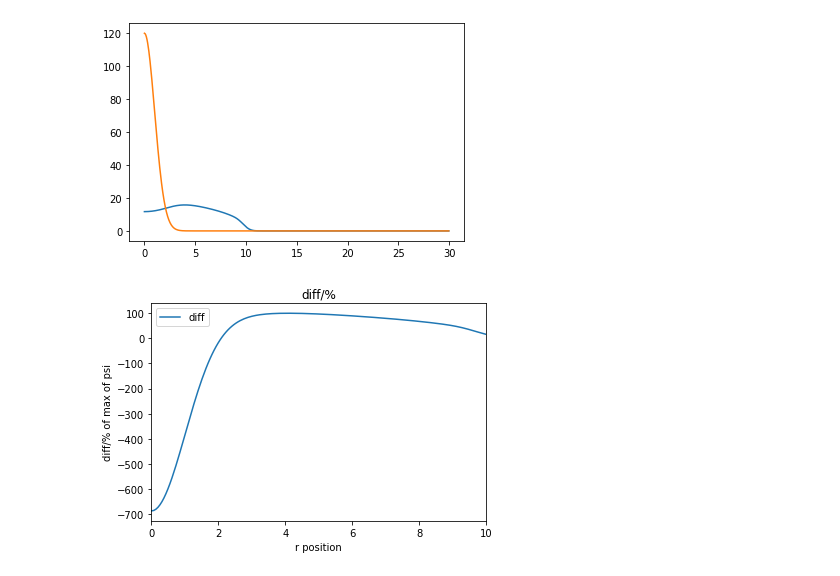
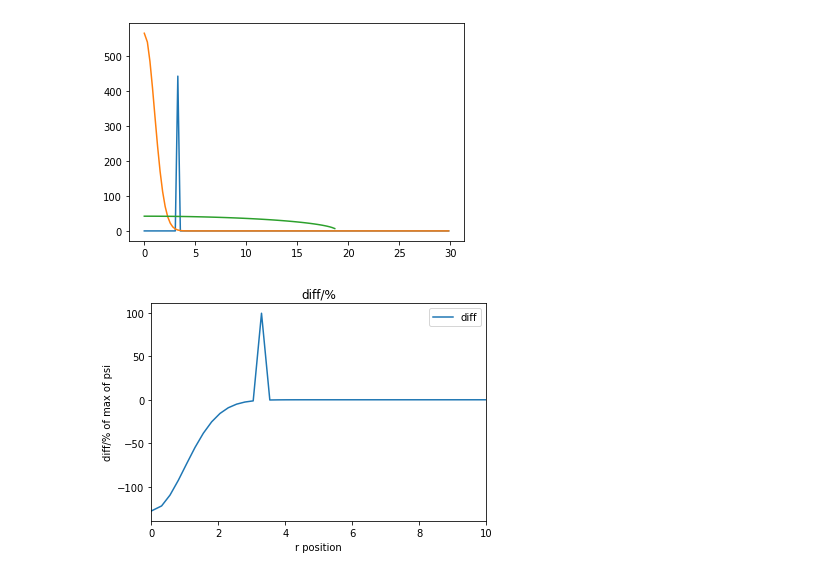
Before and after one commit to DavidStrachan1/BEC-of-dipolar-atoms-simulations, a Jupyter notebook: Quasi 2D using Hankel with Convolution method-checkpoint.ipynb, the cells around one changed output. Saved outputs shown, nothing was run; the diff lists cells and outputs as text; code cells hidden in the pictures.

```diff
--- a/Quasi 2D using Hankel with Convolution method-checkpoint.ipynb
+++ b/Quasi 2D using Hankel with Convolution method-checkpoint.ipynb
@@ -59,72 +90,58 @@ def iqfht(psi,J):
 # %%
-No = 4.5*1e4 #number of particles
+No = 1e6#4.5*1e4 #number of particles
 m = 2.7774e-25
 w=100*np.pi
-gamma =40
-dt = -0.05j#4j/gamma ##has to be very small to account for the spikes in dd_quasi term in fourier space
+gamma =10
+
+dt = -0.01j#4j/gamma ##has to be very small to account for the spikes in dd_quasi term in fourier space
 ##increasing b decreases k space, will decrease size of spikes
 
 r = alpha*b/S
 rho = alpha*beta/S
 J = np.abs(ss.jv(0,alpha))
+T = 0.5*(2*np.pi*rho)**2
 
 ##for harmonic
 xs = np.sqrt(sc.hbar/(m*w))
 Ao = 5.29*1e-11 #Bohr radius
-a = 0#4*Ao ##See Fortran paper, they analyse stability by varying a
+a = 0#100*Ao ##See Fortran paper, they analyse stability by varying a
 gs = 4*np.pi*a*No/xs #(not g, g in dimensionless units)
 g = 4*np.pi*(sc.hbar**2)*a/m
 
-Rc = b+1
 mu =6.98
 mu_B =9.2740100783e-24
 Cdd = sc.mu_0*(mu*mu_B)**2
 lamda = (m*No*Cdd)/(3*(sc.hbar**2)*xs)
 Add = xs*lamda/(4*np.pi*No*Ao) ##book keeping, in units of Bohr radius
 
+R = (8*lamda/(np.pi*np.sqrt(2*np.pi*eps)))**0.25
+R_validity = lamda/(2*np.pi*np.sqrt(gamma**3)) ##both from quasi 2D/1D paper, notation
+##is confusing, compare to rigorous paper
+
 # dimensionless variables
-eps = 1/gamma
 nz = 1 #polarisation must be cylindrically symmetric so hankel is valid
-D = 3*lamda/(4*np.pi) # book keeping for stability
+D = 3*lamda/(4*np.pi) # book keeping for stability, off by a factor of N/(N-1)
 
 #Edd = Cdd/(3*g)
-xi = 2*np.pi*rho*np.sqrt(eps/2)
-
-def Norm_r_or_rho(psi,space): ##space is either r or rho
-    out = 2*np.pi*(space[1]*np.abs(psi[1]))**2 ##first r term has slightly different dr
-    out += 2*np.pi*np.sum(space[2:]*np.abs(psi[2:])**2)*(space[N]-space[1])/N ##rest of normalisation using average dr
-    out = np.sqrt(out)
-    ##apart from first dr
-    return out
-
-def V(psiq_symm):
-    return 0.5*(r**2) + (gs/np.sqrt(2*np.pi*eps))*(np.abs(psiq_symm)**2) +dd_quasi_2D_conv_Hankel(psiq_symm)
-
-def dd_quasi_2D_conv_Hankel(psiq_symm):
-    out = 2-3*xi*np.sqrt(np.pi)*np.exp(xi**2)*ss.erfc(xi)
-    out *= 1/(np.sqrt(2*np.pi*eps))
-    out = lamda*iqfht(out*qfht(np.abs(psiq_symm)**2,J),J)
-    return out
 
 
+psiq_symm = np.exp((-r**2)/10) ##might want to trial a less steep gaussian
+psiq_symm /= Norm_r_or_rho(psiq_symm,r)
+eps = 1/gamma
 
-psiq_symm = np.exp(-r**2) ##exponential gives bessel function, not sure why
-psiq_symm /= Norm_r_or_rho(psiq_symm,r)
+exp_T = np.exp((-1j*dt*T))
 
 
-T = 0.5*(2*np.pi*rho)**2
-exp_T = np.exp((-1j*dt*T))
-
-for i in tqdm_notebook(range(800),leave = False):
-    psiq_symm = np.exp(-0.5j*dt*V(psiq_symm))*psiq_symm
+##use previous psi for initial guess
+for i in tqdm_notebook(range(1000),leave = False):
+    psiq_symm = np.exp(-0.5j*dt*V(psiq_symm,r,gs,eps))*psiq_symm
     psiq_symm = exp_T*qfht(psiq_symm,J)
     psiq_symm = iqfht(psiq_symm,J)
     psiq_symm /= Norm_r_or_rho(psiq_symm,r)
-    psiq_symm *= np.exp(-0.5j*dt*V(psiq_symm))
+    psiq_symm *= np.exp(-0.5j*dt*V(psiq_symm,r,gs,eps))
     psiq_symm /= Norm_r_or_rho(psiq_symm,r)
 
-##normalisation within loop might also have to be the proper normalisation
-##it has to be in this order and separated like this to ensure psi
+ ##it has to be in this order and separated like this to ensure psi
 #is in the right space for the functions
 
 ##already normalised at end of loop
@@ -134,16 +151,26 @@ psiq_symm *= np.sqrt(No) ## actually should be np.sqrt(No)
 gnd_state = np.exp((-r**2)/2)
 gnd_state /= Norm_r_or_rho(gnd_state,r)
 gnd_state *= np.sqrt(No)
+diff = psiq_symm-gnd_state
+TF = 1-(r/R)**2
+TF *= 2*No/(np.pi*(R**2))
+TF = np.sqrt(TF) ##going from density to np.abs(psi)
+
 print(D)
 print(gamma)
-print(Add)
+print(R_validity)
+#print(Edd)
+print(gs)
 plt.plot(r,np.abs(psiq_symm), label ="numerical ground state")
 plt.plot(r,gnd_state, label = "true ground state")
-#plt.ylim(-0.01,0.02)
-#plt.xlim(0,8)
+plt.plot(r,TF,label = "Thomas Fermi solution")
+#plt.ylim(0,20)
+#plt.xlim(0,15)
 plt.show()
 
-diff = psiq_symm-gnd_state
+
+
+
 plt.plot(r,100*diff/np.max(psiq_symm),label="diff")
 plt.xlabel('r position')
 plt.ylabel('diff/% of max of psi')
@@ -152,6 +179,4 @@ plt.xlim(0,10)
 plt.legend()
 plt.title('diff/%')
 plt.show() # plots psi against x
-
-psiq_symm_r = psiq_symm
 # %% [output]
@@ -161,2 +187,2 @@ psiq_symm_r = psiq_symm
-[figure, old version]
+[figure, new version]
-[figure, old version]
+[figure, new version]
```
Also changed, not shown: parts of 10 cells of this notebook, 1 other file.
